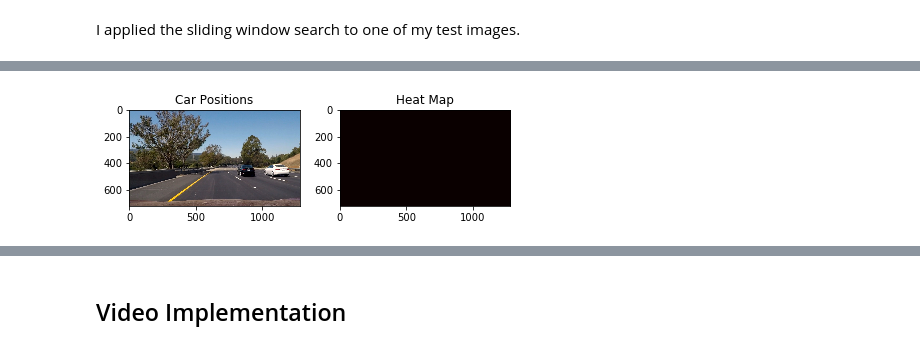
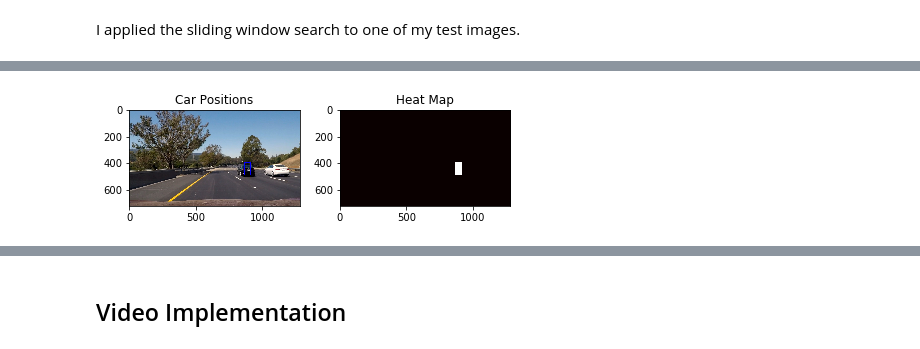
Before and after one commit to psyto/CarND-Vehicle-Detection, a Jupyter notebook: P5.ipynb, the cells around one changed output, grey strips where cells are left out. Saved outputs shown, nothing was run; the diff lists cells and outputs as text; code cells hidden in the pictures.

```diff
--- a/P5.ipynb
+++ b/P5.ipynb
@@ -587,11 +587,10 @@ print("hog_channel=", X_scaler)
 print("spatial_size=", spatial_size)
 print("hist_bins=", hist_bins)
 
-#y_start_stop = [250, 650] # Min and max in y to search in slide_window()
+y_start_stop = [200, 600] # Min and max in y to search in slide_window()
 
 image = mpimg.imread('./test_images/test6.jpg')
 draw_image = np.copy(image)
-
 #image = image.astype(np.float32)/255
 
 windows = slide_window(image, x_start_stop=[None, None], y_start_stop=y_start_stop,
@@ -644,7 +640,8 @@ box_list = hot_windows
 
 # Read in image similar to one shown above
 #image = mpimg.imread('./test_images/test6.jpg')
-heat = np.zeros_like(image[:,:,0]).astype(np.float)
+#heat = np.zeros_like(image[:,:,0]).astype(np.float)
+heat = np.zeros_like(image[:,:,0])
 
 def add_heat(heatmap, bbox_list):
     # Iterate through list of bboxes
@@ -672,31 +669,31 @@ def draw_labeled_bboxes(img, labels):
         nonzerox = np.array(nonzero[1])
         # Define a bounding box based on min/max x and y
         bbox = ((np.min(nonzerox), np.min(nonzeroy)), (np.max(nonzerox), np.max(nonzeroy)))
         # Draw the box on the image
         cv2.rectangle(img, bbox[0], bbox[1], (0,0,255), 6)
     # Return the image
     return img
 
 # Add heat to each box in box list
 heat = add_heat(heat,box_list)
 
 # Apply threshold to help remove false positives
 heat = apply_threshold(heat,1)
 
 # Visualize the heatmap when displaying
 heatmap = np.clip(heat, 0, 255)
 
 # Find final boxes from heatmap using label function
 labels = label(heatmap)
 draw_img = draw_labeled_bboxes(np.copy(image), labels)
 
 fig = plt.figure()
 plt.subplot(121)
 plt.imshow(draw_img)
 plt.title('Car Positions')
 plt.subplot(122)
 plt.imshow(heatmap, cmap='hot')
 plt.title('Heat Map')
 fig.tight_layout()
 # %% [output]
-[figure, old version]
+[figure, new version]
```
Also changed, not shown: parts of 11 cells of this notebook.
